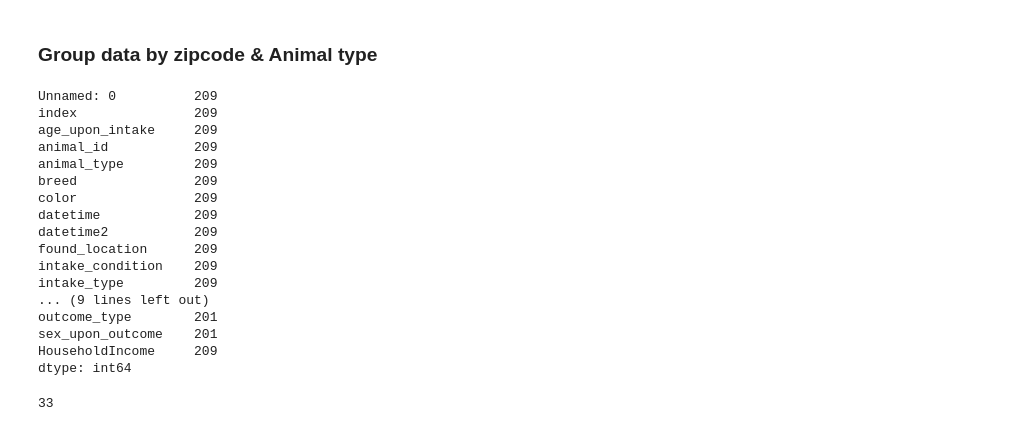
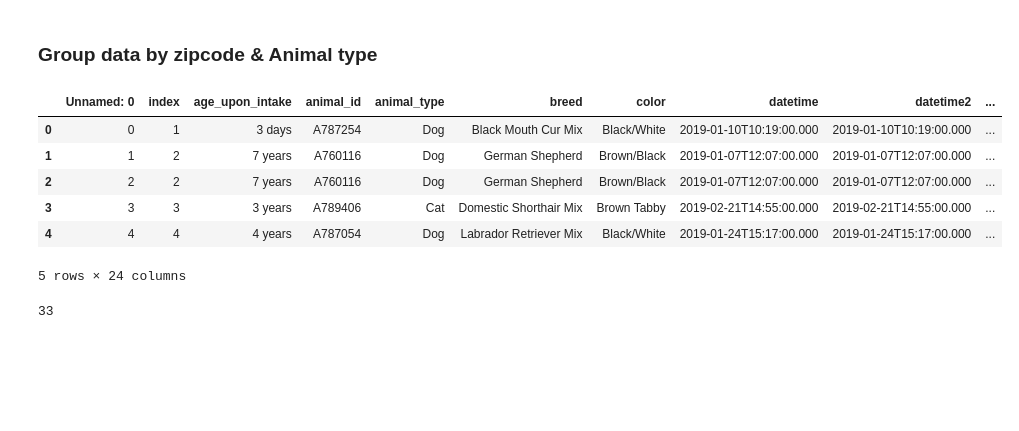
Before and after one commit to ziangzhang10/austin-animal-shelters, a Jupyter notebook: geopandas.ipynb, the cells around one changed output. Cells and saved outputs as stored; diff of their text form; code cells hidden in the pictures; blank space fills up the shorter version.

```diff
--- a/geopandas.ipynb
+++ b/geopandas.ipynb
@@ -92,25 +87,15 @@ path_data = ('StackedBarChart/fulldata.csv')
 # %%
 full_data_df = pd.read_csv(path_data)
 # %%
-full_data_df.count()
+full_data_df.head()
 # %% [output]
+|  | Unnamed: 0 | index | age_upon_intake | animal_id | animal_type | breed | color | datetime | datetime2 | ... |
+| 0 | 0 | 1 | 3 days | A787254 | Dog | Black Mouth Cur Mix | Black/White | 2019-01-10T10:19:00.000 | 2019-01-10T10:19:00.000 | ... |
+| 1 | 1 | 2 | 7 years | A760116 | Dog | German Shepherd | Brown/Black | 2019-01-07T12:07:00.000 | 2019-01-07T12:07:00.000 | ... |
+| 2 | 2 | 2 | 7 years | A760116 | Dog | German Shepherd | Brown/Black | 2019-01-07T12:07:00.000 | 2019-01-07T12:07:00.000 | ... |
+| 3 | 3 | 3 | 3 years | A789406 | Cat | Domestic Shorthair Mix | Brown Tabby | 2019-02-21T14:55:00.000 | 2019-02-21T14:55:00.000 | ... |
+| 4 | 4 | 4 | 4 years | A787054 | Dog | Labrador Retriever Mix | Black/White | 2019-01-24T15:17:00.000 | 2019-01-24T15:17:00.000 | ... |
-Unnamed: 0          209
-index               209
-age_upon_intake     209
-animal_id           209
-animal_type         209
-breed               209
-color               209
-datetime            209
-datetime2           209
-found_location      209
-intake_condition    209
-intake_type         209
-... (9 lines left out)
-outcome_type        201
-sex_upon_outcome    201
-HouseholdIncome     209
-dtype: int64
+5 rows × 24 columns
 # %%
 full_data_df["zipcode"].nunique()
 # %% [output]
```
Also changed, not shown: parts of 3 cells of this notebook, 1 other file.
